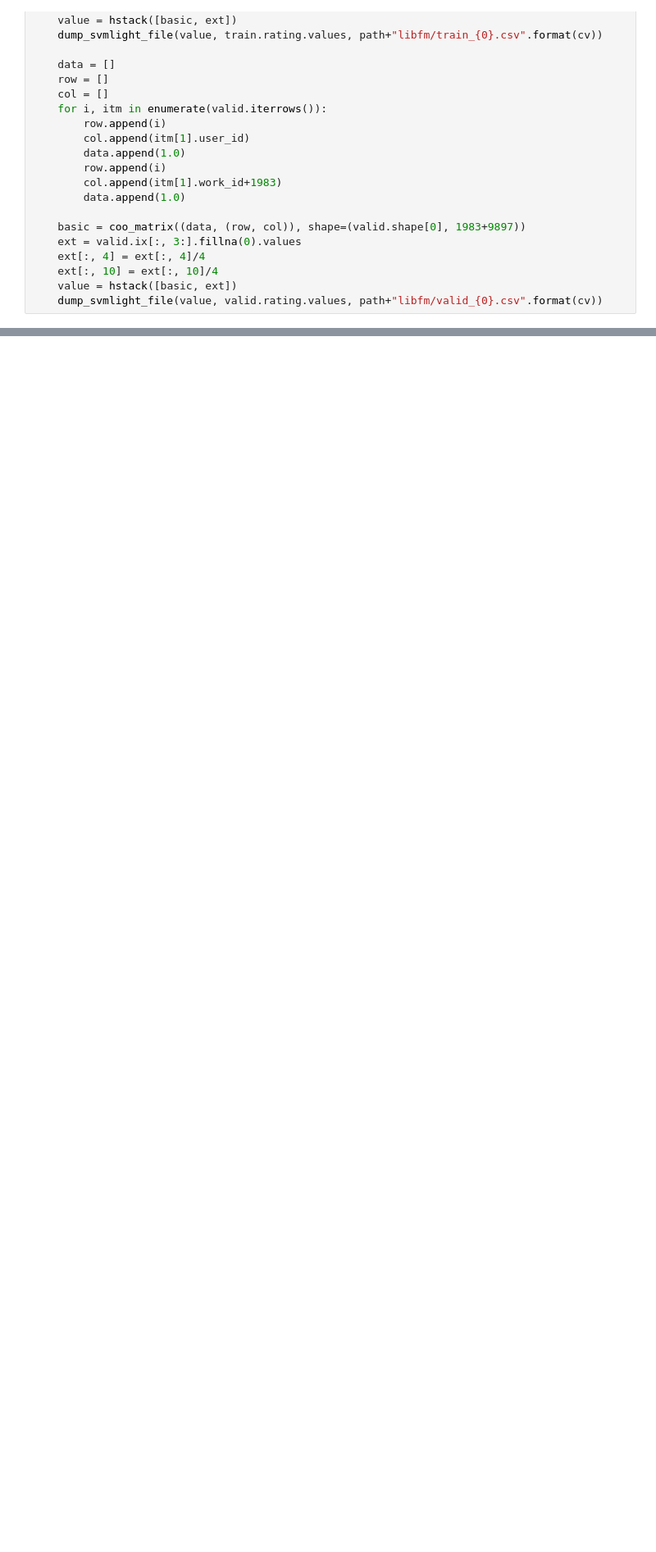
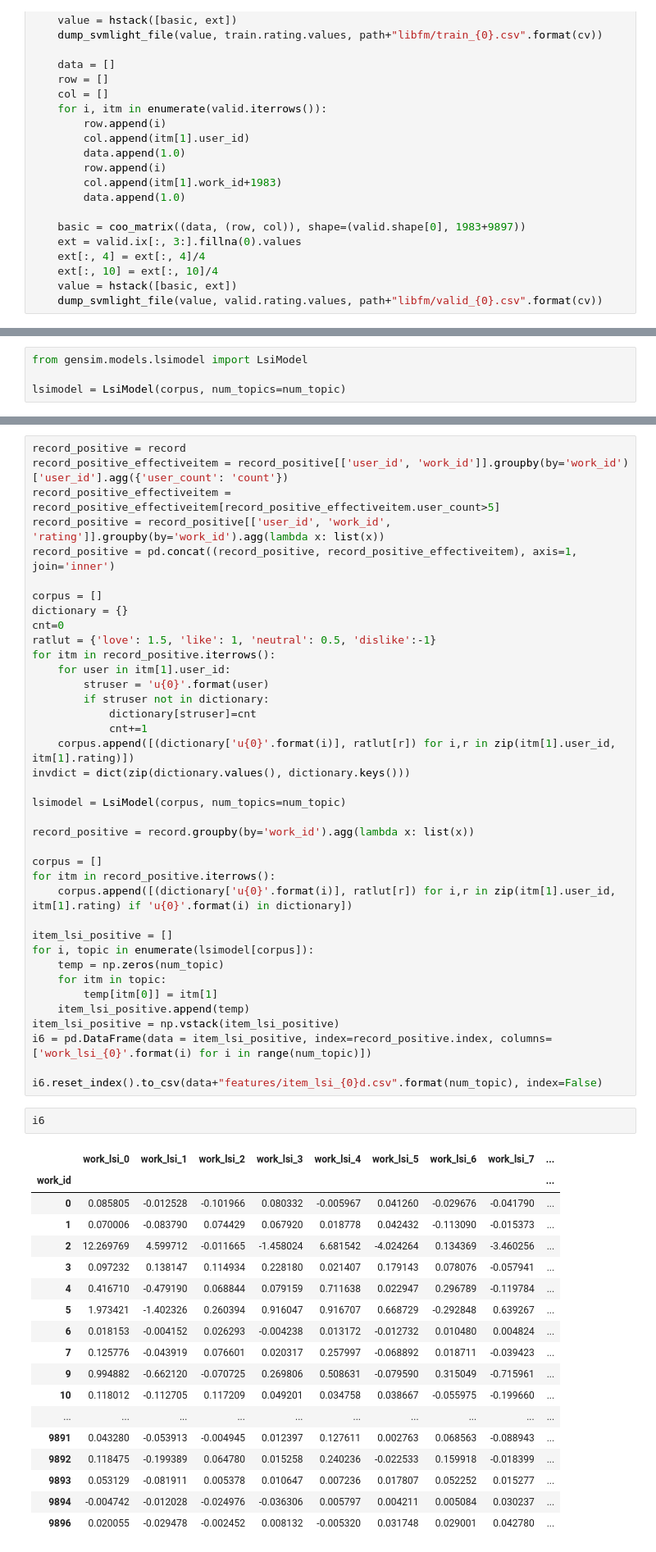
Before and after one commit to wattlebird/MangakiChallenge, a Jupyter notebook: FeatureExtraction.ipynb, the cells around one changed output, grey strips where cells are left out. Shown at 82% size. Saved outputs shown, nothing was run; the diff lists cells and outputs as text; blank space fills up the shorter version.

```diff
--- a/FeatureExtraction.ipynb
+++ b/FeatureExtraction.ipynb
@@ -462,0 +513,4 @@ dump_svmlight_file(value, np.zeros(valid.shape[0]), path+"libfm/test_0.csv")
+# %%
+from gensim.models.lsimodel import LsiModel
+
+lsimodel = LsiModel(corpus, num_topics=num_topic)
@@ -462,0 +544,59 @@ dump_svmlight_file(value, np.zeros(valid.shape[0]), path+"libfm/test_0.csv")
+# %%
+record_positive = record
+record_positive_effectiveitem = record_positive[['user_id', 'work_id']].groupby(by='work_id')['user_id'].agg({'user_count': 'count'})
+record_positive_effectiveitem = record_positive_effectiveitem[record_positive_effectiveitem.user_count>5]
+record_positive = record_positive[['user_id', 'work_id', 'rating']].groupby(by='work_id').agg(lambda x: list(x))
+record_positive = pd.concat((record_positive, record_positive_effectiveitem), axis=1, join='inner')
+
+corpus = []
+dictionary = {}
+cnt=0
+ratlut = {'love': 1.5, 'like': 1, 'neutral': 0.5, 'dislike':-1}
+for itm in record_positive.iterrows():
+    for user in itm[1].user_id:
+        struser = 'u{0}'.format(user)
+        if struser not in dictionary:
+            dictionary[struser]=cnt
+            cnt+=1
+    corpus.append([(dictionary['u{0}'.format(i)], ratlut[r]) for i,r in zip(itm[1].user_id, itm[1].rating)])
+invdict = dict(zip(dictionary.values(), dictionary.keys()))
+
+lsimodel = LsiModel(corpus, num_topics=num_topic)
+
+record_positive = record.groupby(by='work_id').agg(lambda x: list(x))
+
+corpus = []
+for itm in record_positive.iterrows():
+    corpus.append([(dictionary['u{0}'.format(i)], ratlut[r]) for i,r in zip(itm[1].user_id, itm[1].rating) if 'u{0}'.format(i) in dictionary])
+
+item_lsi_positive = []
+for i, topic in enumerate(lsimodel[corpus]):
+    temp = np.zeros(num_topic)
+    for itm in topic:
+        temp[itm[0]] = itm[1]
+    item_lsi_positive.append(temp)
+item_lsi_positive = np.vstack(item_lsi_positive)
+i6 = pd.DataFrame(data = item_lsi_positive, index=record_positive.index, columns=['work_lsi_{0}'.format(i) for i in range(num_topic)])
+
+i6.reset_index().to_csv(data+"features/item_lsi_{0}d.csv".format(num_topic), index=False)
+# %%
+i6
+# %% [output]
+|  | work_lsi_0 | work_lsi_1 | work_lsi_2 | work_lsi_3 | work_lsi_4 | work_lsi_5 | work_lsi_6 | work_lsi_7 | ... |
+| work_id |  |  |  |  |  |  |  |  | ... |
+| 0 | 0.085805 | -0.012528 | -0.101966 | 0.080332 | -0.005967 | 0.041260 | -0.029676 | -0.041790 | ... |
+| 1 | 0.070006 | -0.083790 | 0.074429 | 0.067920 | 0.018778 | 0.042432 | -0.113090 | -0.015373 | ... |
+| 2 | 12.269769 | 4.599712 | -0.011665 | -1.458024 | 6.681542 | -4.024264 | 0.134369 | -3.460256 | ... |
+| 3 | 0.097232 | 0.138147 | 0.114934 | 0.228180 | 0.021407 | 0.179143 | 0.078076 | -0.057941 | ... |
+| 4 | 0.416710 | -0.479190 | 0.068844 | 0.079159 | 0.711638 | 0.022947 | 0.296789 | -0.119784 | ... |
+| 5 | 1.973421 | -1.402326 | 0.260394 | 0.916047 | 0.916707 | 0.668729 | -0.292848 | 0.639267 | ... |
+| 6 | 0.018153 | -0.004152 | 0.026293 | -0.004238 | 0.013172 | -0.012732 | 0.010480 | 0.004824 | ... |
+| 7 | 0.125776 | -0.043919 | 0.076601 | 0.020317 | 0.257997 | -0.068892 | 0.018711 | -0.039423 | ... |
+| 9 | 0.994882 | -0.662120 | -0.070725 | 0.269806 | 0.508631 | -0.079590 | 0.315049 | -0.715961 | ... |
+| 10 | 0.118012 | -0.112705 | 0.117209 | 0.049201 | 0.034758 | 0.038667 | -0.055975 | -0.199660 | ... |
+| ... | ... | ... | ... | ... | ... | ... | ... | ... | ... |
+| 9891 | 0.043280 | -0.053913 | -0.004945 | 0.012397 | 0.127611 | 0.002763 | 0.068563 | -0.088943 | ... |
+| 9892 | 0.118475 | -0.199389 | 0.064780 | 0.015258 | 0.240236 | -0.022533 | 0.159918 | -0.018399 | ... |
+| 9893 | 0.053129 | -0.081911 | 0.005378 | 0.010647 | 0.007236 | 0.017807 | 0.052252 | 0.015277 | ... |
+| 9894 | -0.004742 | -0.012028 | -0.024976 | -0.036306 | 0.005797 | 0.004211 | 0.005084 | 0.030237 | ... |
+| 9896 | 0.020055 | -0.029478 | -0.002452 | 0.008132 | -0.005320 | 0.031748 | 0.029001 | 0.042780 | ... |
```
Also changed, not shown: parts of 10 cells of this notebook, 3 other files.
